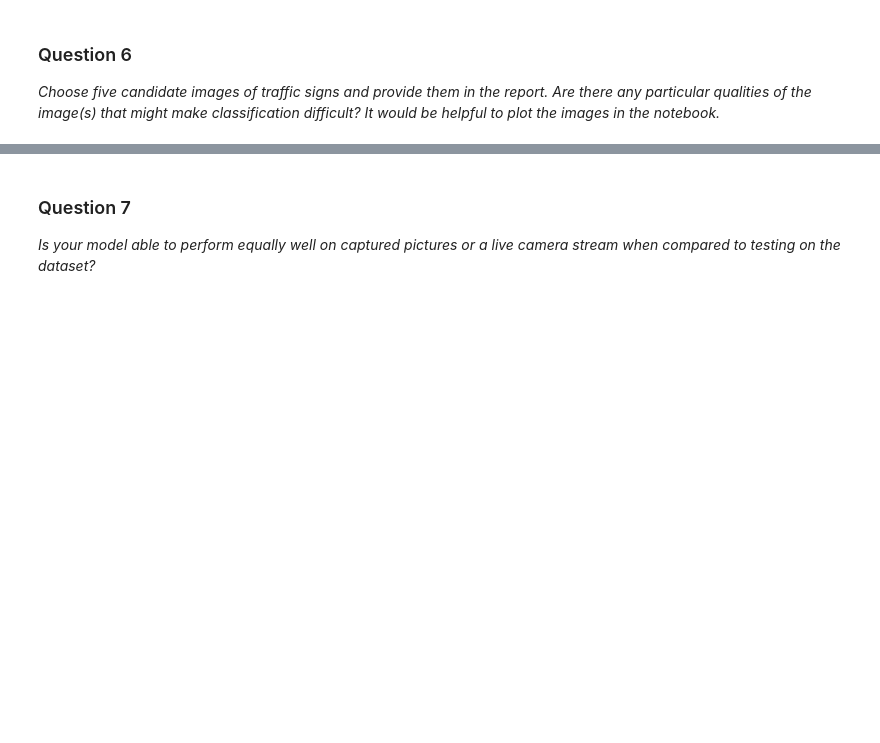
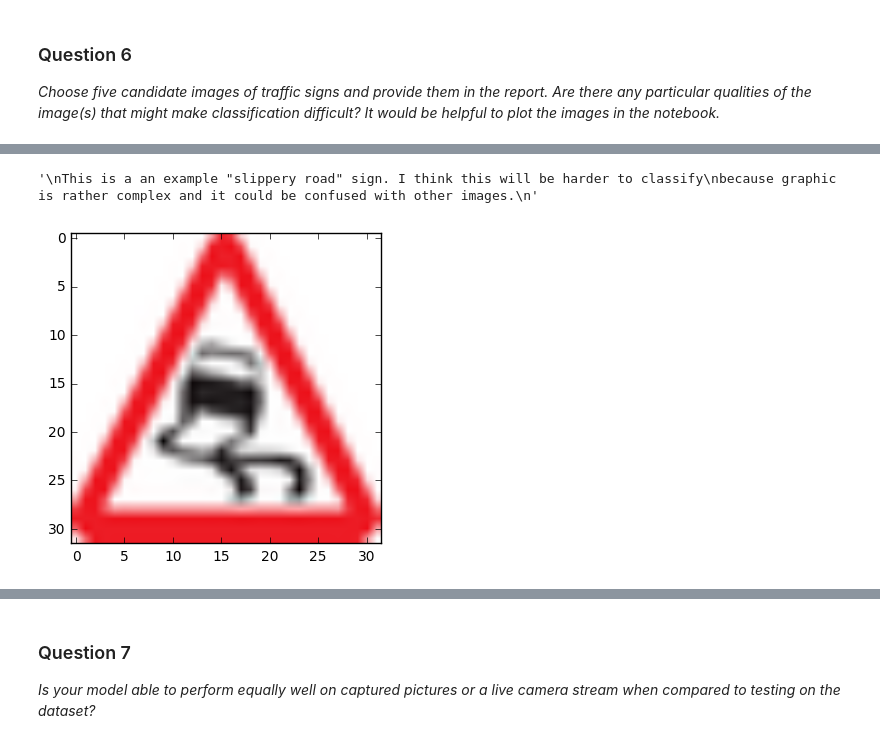
Before and after one commit to vshalaev/traffic-signs, a Jupyter notebook: Traffic_Signs_Recognition.ipynb, the cells around one changed output, grey strips where cells are left out. Drawn from its saved outputs; the diff is of its cells as text; code cells hidden in the pictures; blank space fills up the shorter version.

```diff
--- a/Traffic_Signs_Recognition.ipynb
+++ b/Traffic_Signs_Recognition.ipynb
@@ -421,0 +437,9 @@ Images I've took look quite different because: part of them are taken from examp
+# %%
+plt.imshow(img2)
+'''
+This is a an example "slippery road" sign. I think this will be harder to classify
+because graphic is rather complex and it could be confused with other images.
+'''
+# %% [output]
+'\nThis is a an example "slippery road" sign. I think this will be harder to classify\nbecause graphic is rather complex and it could be confused with other images.\n'
+[figure, added]
```
Also changed, not shown: parts of 20 cells of this notebook.
